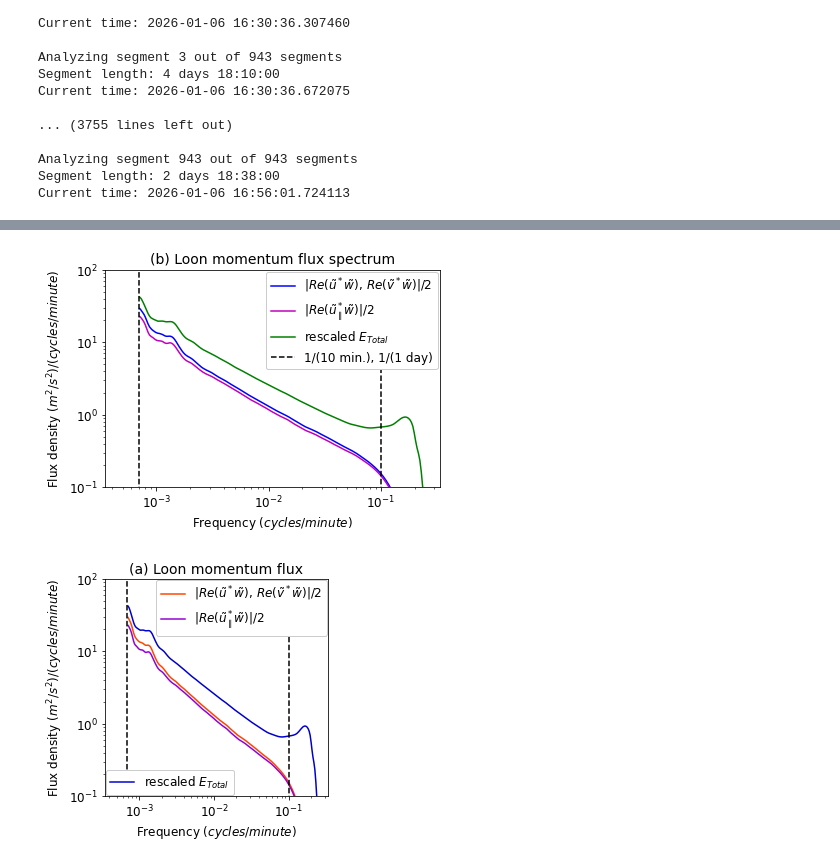
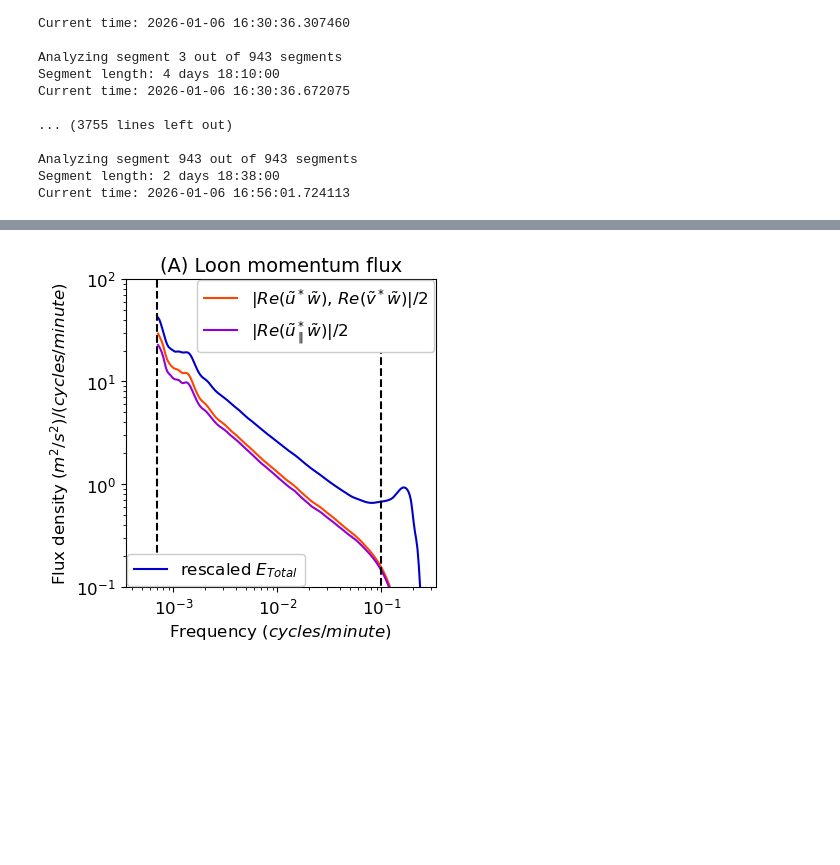
Before and after one commit to bgrrieaenn/overlapping-waves, a Jupyter notebook: loon_analysis/flux timeseries_and_mean_spectra.ipynb, the cells around one changed output, grey strips where cells are left out. Saved outputs shown, nothing was run; the diff lists cells and outputs as text; code cells hidden in the pictures; blank space fills up the shorter version.

```diff
--- a/loon_analysis/flux timeseries_and_mean_spectra.ipynb
+++ b/loon_analysis/flux timeseries_and_mean_spectra.ipynb
@@ -939,55 +847,31 @@ plt.legend(['scaled total energy','Re(uw), Re(vw)','Re(upw)','1/(10 minutes),1/(
-# %%
-plt.figure(figsize=(6,4))
-ymin = 1E-1
-ymax = 1E2
-plt.plot(frequency, flux_ReUVW_mean_spectrum, 'b')
-plt.plot(frequency, flux_ReUpW_mean_spectrum, 'm')
-plt.plot(frequency, Etotal_scaled_mean_spectrum, 'g')
-plt.plot([1/10, 1/10], [0, ymax],'--k')
-plt.plot([1/1440, 1/1440], [0, ymax],'--k')
-plt.xlim(1/(2*24*60),1/3)
-plt.ylim(ymin,ymax)
-plt.xscale('log')
-plt.yscale('log')
-plt.title('(b) Loon momentum flux spectrum', fontsize=14)
-plt.xlabel('Frequency $(cycles/minute)$', fontsize=12)
-plt.ylabel('Flux density $(m^{2}/s^{2})/(cycles/minute)$', fontsize=12)
-plt.xticks(fontsize=12)
-plt.yticks(fontsize=12)
-plt.legend([r'|$Re(\tilde{u}^*\tilde{w})$, $Re(\tilde{v}^*\tilde{w})$|/2',
-            r'|$Re(\tilde{u}_\parallel^*\tilde{w})$|/2',
-            r'rescaled $E_{Total}$',
-            '1/(10 min.), 1/(1 day)'],
-            loc='upper right', bbox_to_anchor=(1.013, 1.019), framealpha=1, fontsize=12);
-plt.savefig('../plots/temp4.pdf', format='pdf', bbox_inches='tight');
-# %% [output]
-[figure, removed]
 # %%
+# Fig. 2A
+
 fig, ax = plt.subplots(figsize=(4,4))
 ymin = 1E-1
 ymax = 1E2
 line1, = ax.plot(frequency, flux_ReUVW_mean_spectrum, c=matplotlib.colors.CSS4_COLORS['orangered'],
                  label = r'|$Re(\tilde{u}^*\tilde{w})$, $Re(\tilde{v}^*\tilde{w})$|/2')
 line2, = ax.plot(frequency, flux_ReUpW_mean_spectrum, c=matplotlib.colors.CSS4_COLORS['darkviolet'],
                  label = r'|$Re(\tilde{u}_\parallel^*\tilde{w})$|/2')
 line3, = ax.plot(frequency, Etotal_scaled_mean_spectrum, c=matplotlib.colors.CSS4_COLORS['mediumblue'],
                  label = r'rescaled $E_{Total}$')
 line4, = ax.plot([1/10, 1/10], [0, ymax],'--k',
                  label = '1/(10 min., 1 day)')
 ax.plot([1/1440, 1/1440], [0, ymax],'--k')
 ax.set_xlim(1/(2*24*60),1/3)
 ax.set_ylim(ymin,ymax)
 ax.set_xscale('log')
 ax.set_yscale('log')
-ax.set_title('(a) Loon momentum flux', fontsize=14)
+ax.set_title('(A) Loon momentum flux', fontsize=14)
 ax.set_xlabel('Frequency $(cycles/minute)$', fontsize=12)
 ax.set_ylabel('Flux density $(m^{2}/s^{2})/(cycles/minute)$', fontsize=12)
 ax.tick_params(labelsize=12)
 first_legend = ax.legend(handles=[line1, line2],
                          loc='upper right', bbox_to_anchor=(1.023, 1.024), framealpha=1, fontsize=12)
 ax.add_artist(first_legend)
 ax.legend(handles=[line3],
           loc='lower left', bbox_to_anchor=(-0.023, -0.024), framealpha=1, fontsize=12);
-plt.savefig('../plots/temp4a.pdf', format='pdf', bbox_inches='tight');
+#plt.savefig('../plots/temp4a.pdf', format='pdf', bbox_inches='tight');
 # %% [output]
-[figure, old version]
+[figure, new version]
```
Also changed, not shown: parts of 15 cells of this notebook, 4 other files.
